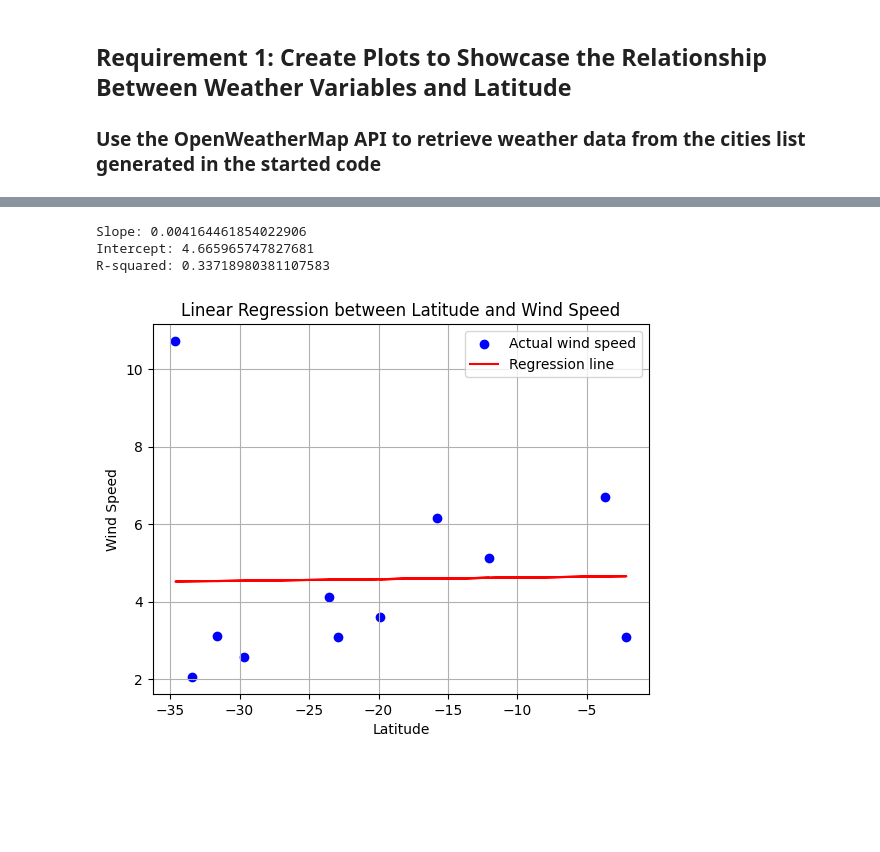
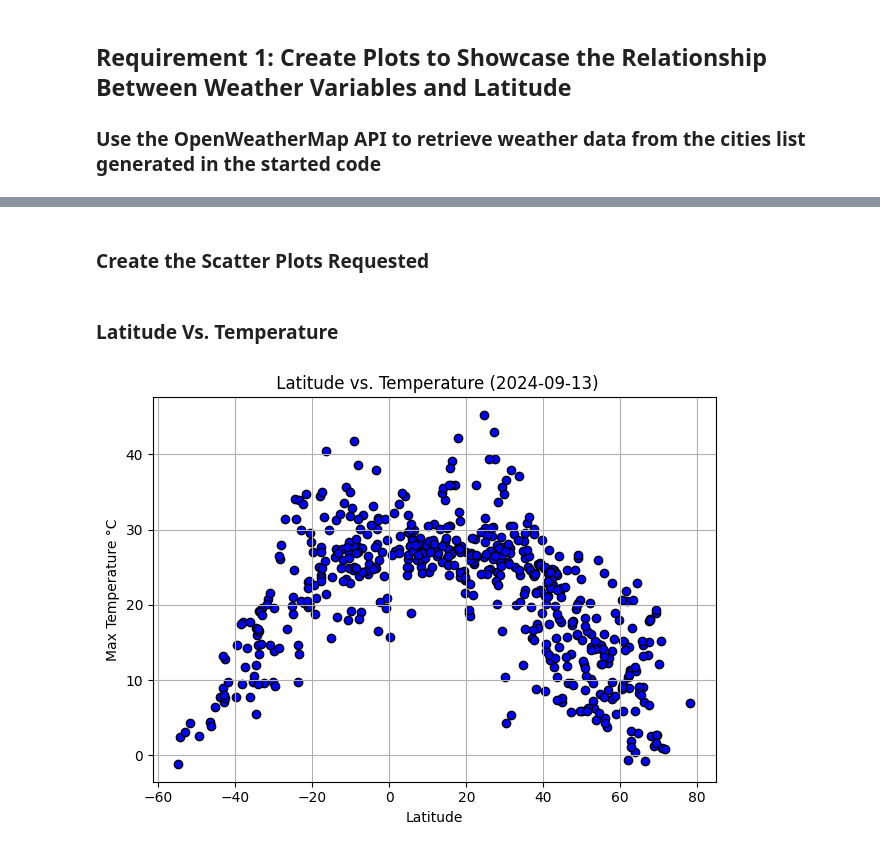
Before and after one commit to aparajita-code/python-api-challenge, a Jupyter notebook: WeatherPy/WeatherPy.ipynb, the cells around one changed output, grey strips where cells are left out. Cells and saved outputs as stored; diff of their text form; code cells hidden in the pictures; blank space fills up the shorter version.

Commit message:
Final solution after the needed modification

```diff
--- a/WeatherPy/WeatherPy.ipynb
+++ b/WeatherPy/WeatherPy.ipynb
@@ -758,43 +200,23 @@ R-squared: 0.03443667769906626
-# %%
-#Southern Hemisphere (linear regression)- Latitude Vs Wind_speed
-
-# Define the independent variable (X) and the dependent variable (y)
-X = filtered_southern_hemisphere_cities['lat']
-y = filtered_southern_hemisphere_cities['wind_speed']
-
-# Calculate the means of X and y
-X_mean = np.mean(X)
-y_mean = np.mean(y)
-
-# Calculate the terms needed for the numerator and denominator of the slope
-numerator = np.sum((X - X_mean) * (y - y_mean))
-denominator = np.sum((X - X_mean) ** 2)
-
-# Calculate the slope (m) and intercept (b)
-slope = numerator / denominator
-intercept = y_mean - (slope * X_mean)
-
-print(f"Slope: {slope}")
-print(f"Intercept: {intercept}")
-print(f"R-squared: {r_value**2}")
-
-# Predict wind_speed based on the model
-#filtered_southern_hemisphere_cities['predicted_wind_speed'] = slope * X + intercept
-filtered_southern_hemisphere_cities.loc[:, 'predicted_wind_speed'] = slope * X + intercept
-
-# Plot the data and the regression line
-plt.scatter(filtered_southern_hemisphere_cities['lat'], filtered_southern_hemisphere_cities['wind_speed'], color='blue', label='Actual wind speed')
-plt.plot(filtered_southern_hemisphere_cities['lat'], filtered_southern_hemisphere_cities['predicted_wind_speed'], color='red', label='Regression line')
-plt.xlabel('Latitude')
-plt.ylabel('Wind Speed')
-plt.title('Linear Regression between Latitude and Wind Speed')
-plt.legend()
-plt.grid(True)
-plt.savefig("solution13.png")
-
-plt.show()
-# %% [output]
-Slope: 0.004164461854022906
-Intercept: 4.665965747827681
-R-squared: 0.33718980381107583
-[figure, removed]
+# %% [markdown]
+### Create the Scatter Plots Requested
+# %% [markdown]
+ ### Latitude Vs. Temperature
+# %%
+ #Build scatter plot for latitude vs. temperature
+plt.scatter(city_data_df['Lat'],city_data_df['Max Temp'], marker='o', facecolors='b', edgecolors='k')
+
+# Incorporate the other graph properties
+plt.grid()
+plt.xlabel("Latitude")
+plt.ylabel("Max Temperature °C")
+date=city_data_df['Date'].min()
+plt.title(f" Latitude vs. Temperature ({date})")
+plt.tight_layout()
+
+# Save the figure
+plt.savefig("output_data/Fig1.png")
+
+# Show plot
+plt.show()
+# %% [output]
+[figure, added]
```
Also changed, not shown: parts of 63 cells of this notebook, 28 other files.
